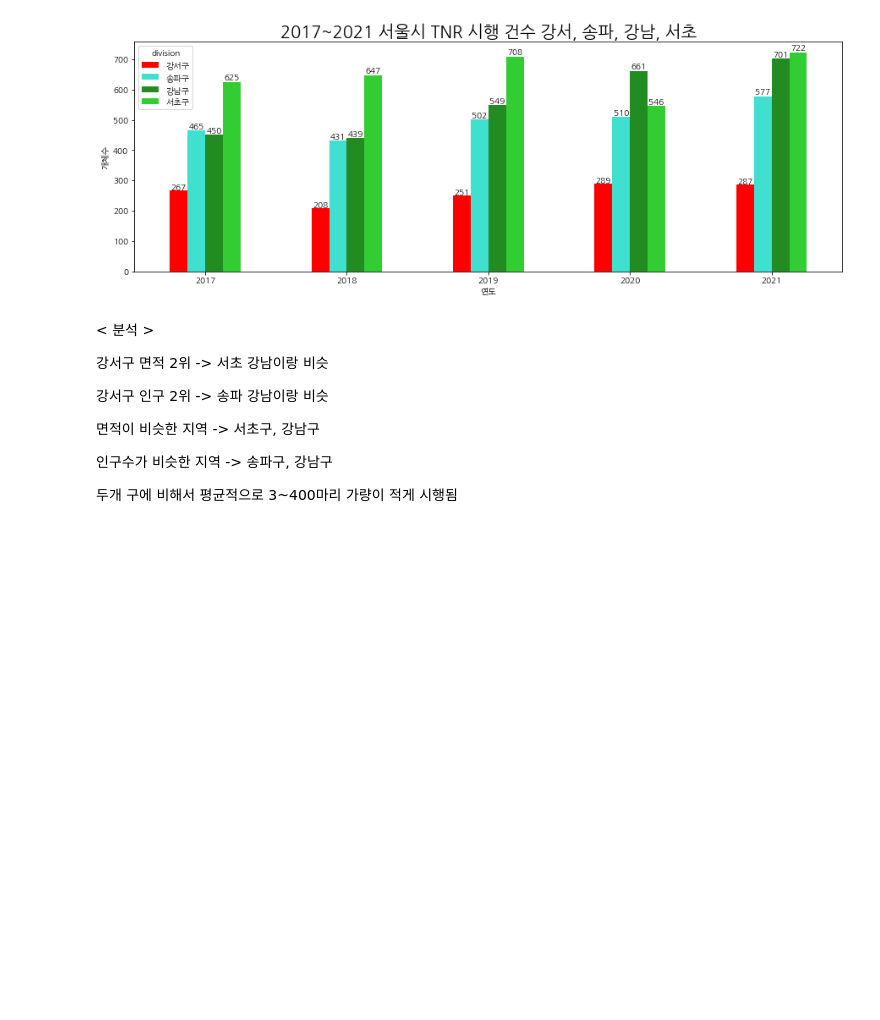
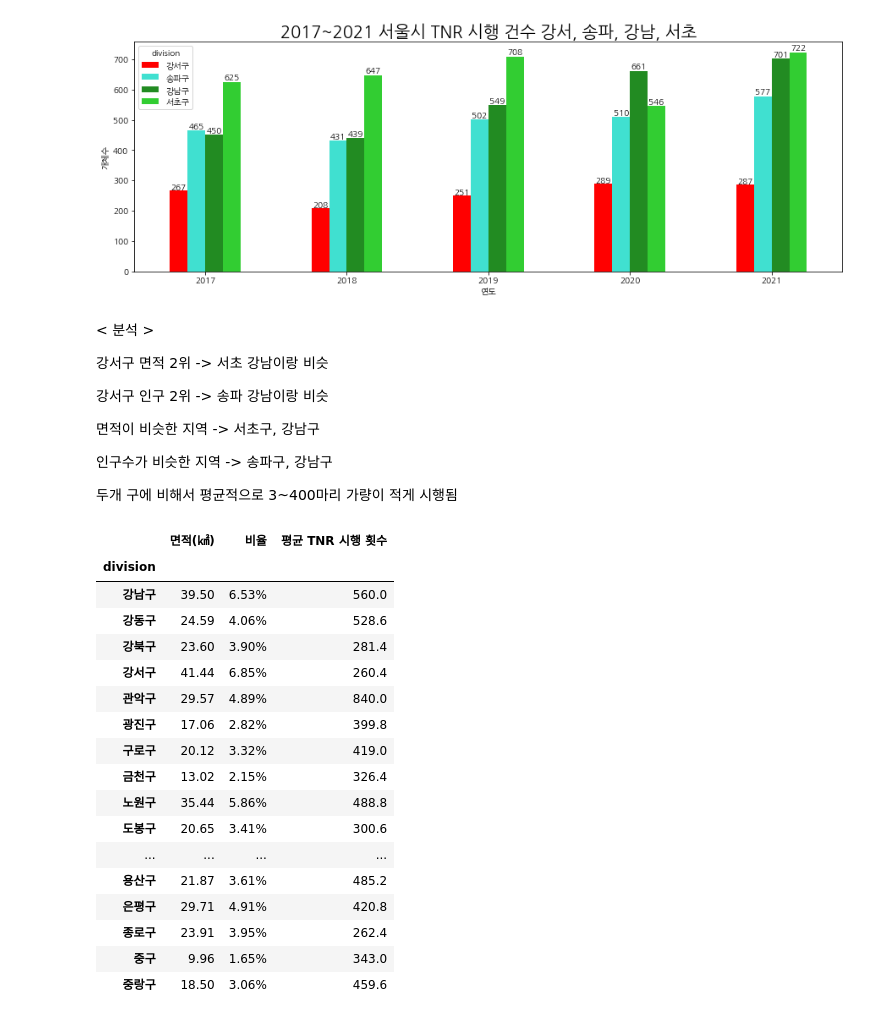
Before and after one commit to kimhaerim/Gangseo_BigData, a Jupyter notebook: TNR_Count/구별_TNR_완료_개체_수_비교.ipynb, the cells around one changed output. Cells and saved outputs as stored; diff of their text form; code cells hidden in the pictures; blank space fills up the shorter version.

```diff
--- a/TNR_Count/구별_TNR_완료_개체_수_비교.ipynb
+++ b/TNR_Count/구별_TNR_완료_개체_수_비교.ipynb
@@ -204,3 +210,35 @@ df3
 인구수가 비슷한 지역 -> 송파구, 강남구
 
 두개 구에 비해서 평균적으로 3~400마리 가량이 적게 시행됨
+# %%
+# 점그래프 or 스캐터플롯 사용해서 비율과 개체수 찍기
+# x축 - 자치구별 면적 비율 값 , y축 - 자치구별 평균 TNR 수행 건 수
+
+import seaborn as sns
+
+df4 = pd.read_csv('/content/drive/MyDrive/강서구 공공데이터/Data/서울시 구별 면적(소계)및 평균 TNR수_2020.csv', encoding='utf-8')
+df4 = df4.set_index('division')
+
+df4 = df4.dropna() #null값 삭제
+df4 = df4.drop(['전체'])
+
+df4
+# %% [output]
+|  | 면적(㎢) | 비율 | 평균 TNR 시행 횟수 |
+| division |  |  |  |
+| 강남구 | 39.50 | 6.53% | 560.0 |
+| 강동구 | 24.59 | 4.06% | 528.6 |
+| 강북구 | 23.60 | 3.90% | 281.4 |
+| 강서구 | 41.44 | 6.85% | 260.4 |
+| 관악구 | 29.57 | 4.89% | 840.0 |
+| 광진구 | 17.06 | 2.82% | 399.8 |
+| 구로구 | 20.12 | 3.32% | 419.0 |
+| 금천구 | 13.02 | 2.15% | 326.4 |
+| 노원구 | 35.44 | 5.86% | 488.8 |
+| 도봉구 | 20.65 | 3.41% | 300.6 |
+| ... | ... | ... | ... |
+| 용산구 | 21.87 | 3.61% | 485.2 |
+| 은평구 | 29.71 | 4.91% | 420.8 |
+| 종로구 | 23.91 | 3.95% | 262.4 |
+| 중구 | 9.96 | 1.65% | 343.0 |
+| 중랑구 | 18.50 | 3.06% | 459.6 |
```
Also changed, not shown: parts of 4 cells of this notebook.
